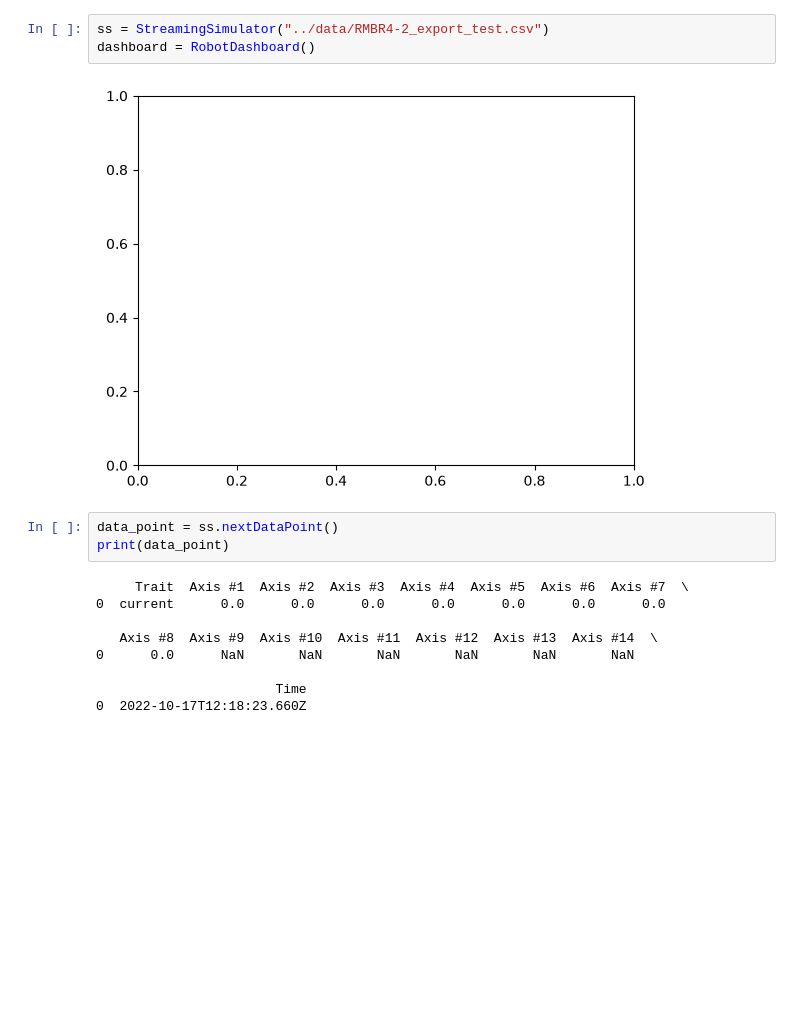
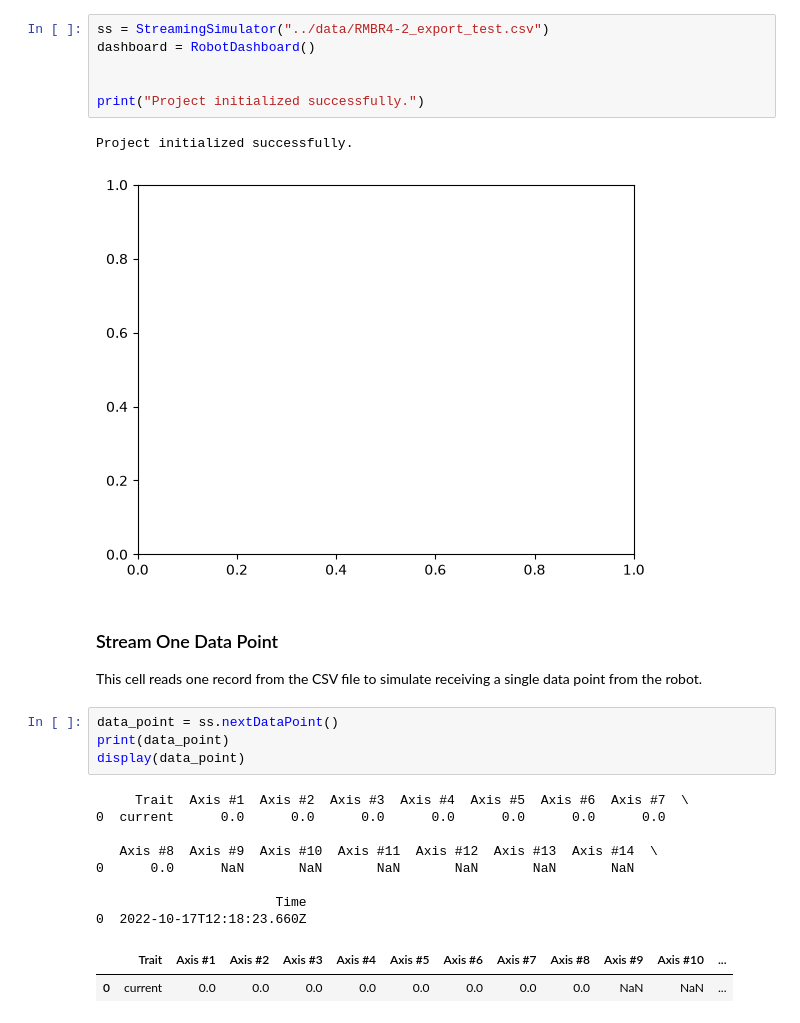
Before and after one commit to PreethiVNair/DataStreamVisualization_Workshop, a Jupyter notebook: src/streaming.ipynb, the cells around one changed output. Drawn from its saved outputs; the diff is of its cells as text; blank space fills up the shorter version.

```diff
--- a/src/streaming.ipynb
+++ b/src/streaming.ipynb
@@ -15,18 +18,29 @@ from data_service.database_manager import Database
 # %%
 ss = StreamingSimulator("../data/RMBR4-2_export_test.csv")
 dashboard = RobotDashboard()
+
+
+print("Project initialized successfully.")
 # %% [output]
+Project initialized successfully.
 [figure]
+# %% [markdown]
+### Stream One Data Point
+
+This cell reads one record from the CSV file to simulate receiving a single data point from the robot.
 # %%
 data_point = ss.nextDataPoint()
 print(data_point)
+display(data_point)
 # %% [output]
      Trait  Axis #1  Axis #2  Axis #3  Axis #4  Axis #5  Axis #6  Axis #7  \
 0  current      0.0      0.0      0.0      0.0      0.0      0.0      0.0
 
    Axis #8  Axis #9  Axis #10  Axis #11  Axis #12  Axis #13  Axis #14  \
 0      0.0      NaN       NaN       NaN       NaN       NaN       NaN
 
                        Time
 0  2022-10-17T12:18:23.660Z
+|  | Trait | Axis #1 | Axis #2 | Axis #3 | Axis #4 | Axis #5 | Axis #6 | Axis #7 | Axis #8 | Axis #9 | Axis #10 | ... |
+| 0 | current | 0.0 | 0.0 | 0.0 | 0.0 | 0.0 | 0.0 | 0.0 | 0.0 | NaN | NaN | ... |
 # %%
```
Also changed, not shown: parts of 20 cells of this notebook, 3 other files.
